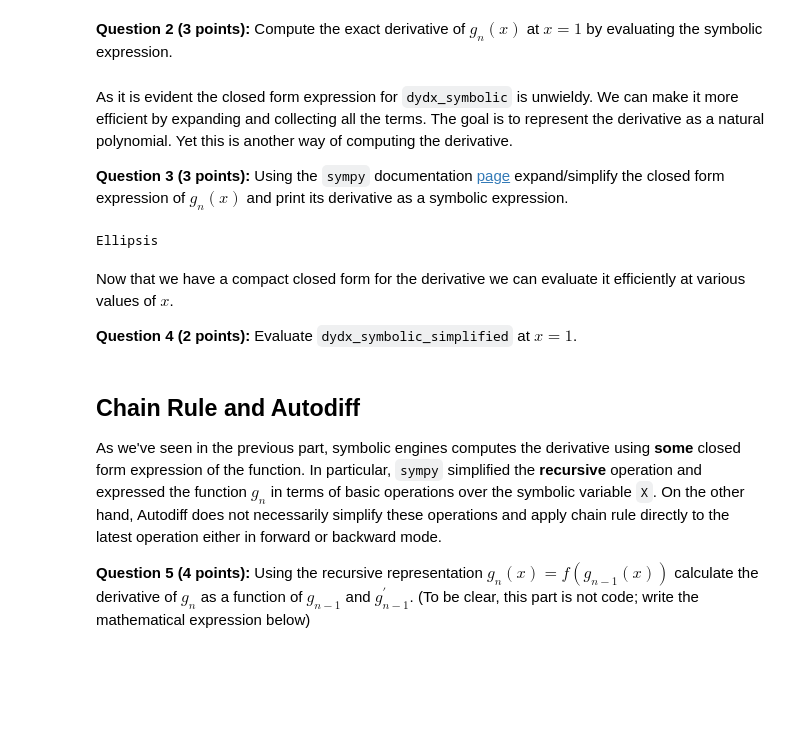
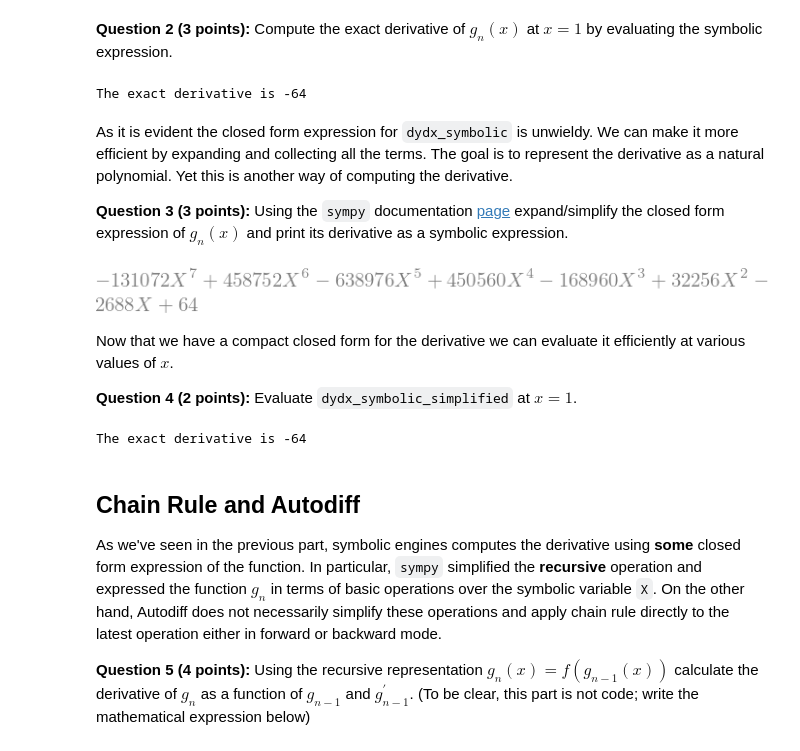
Before and after one commit to the-salty-austin/stat5242, a Jupyter notebook: hw4/04_gr5242_autodiff.ipynb, the cells around one changed output. Cells and saved outputs as stored; diff of their text form; code cells hidden in the pictures; blank space fills up the shorter version.

```diff
--- a/hw4/04_gr5242_autodiff.ipynb
+++ b/hw4/04_gr5242_autodiff.ipynb
@@ -73,17 +79,21 @@ $\displaystyle 64 X \left(1 - X\right) \left(8 X - 4\right) \left(- 16 X \left(1
 # %%
 # hint: read about subs/evalf here: https://docs.sympy.org/latest/modules/numeric-computation.html
 ### Your Code Here ###
+df = sym.lambdify(X, dydx_symbolic)
+print(f"The exact derivative is {df(1)}")
+# %% [output]
+The exact derivative is -64
 # %% [markdown]
 As it is evident the closed form expression for `dydx_symbolic` is unwieldy. We can make it more efficient by expanding and collecting all the terms. The goal is to represent the derivative as a natural polynomial. Yet this is another way of computing the derivative.
 
 **Question 3 (3 points):** Using the `sympy` documentation [page](https://docs.sympy.org/latest/tutorials/intro-tutorial/simplification.html) expand/simplify the closed form expression of $g_n(x)$ and print its derivative as a symbolic expression.
 # %%
 ### Your Code Here ###
-polynomial = ...
-dydx_symbolic_simplified = ...
+polynomial = operation(X, 3)
+dydx_symbolic_simplified = sym.simplify( sym.diff(polynomial, X) )
 dydx_symbolic_simplified # This should express a polynomial of degree 2^n - 1.
 # %% [output]
-Ellipsis
+[figure, added]
 # %% [markdown]
 Now that we have a compact closed form for the derivative we can evaluate it efficiently at various values of $x$.
 
@@ -93,3 +101,9 @@ Now that we have a compact closed form for the derivative we can evaluate it eff
+# %%
+### Your Code Here ###
+df = sym.lambdify(X, dydx_symbolic_simplified)
+print(f"The exact derivative is {df(1)}")
+# %% [output]
+The exact derivative is -64
 # %% [markdown]
 ## Chain Rule and Autodiff
 
```
Also changed, not shown: parts of 11 cells of this notebook.
